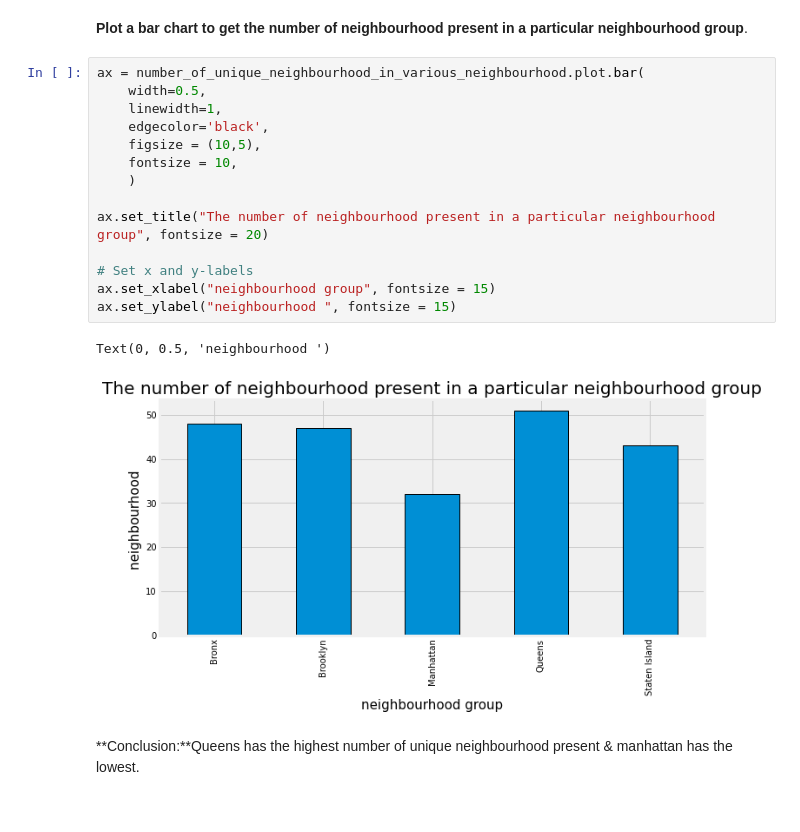
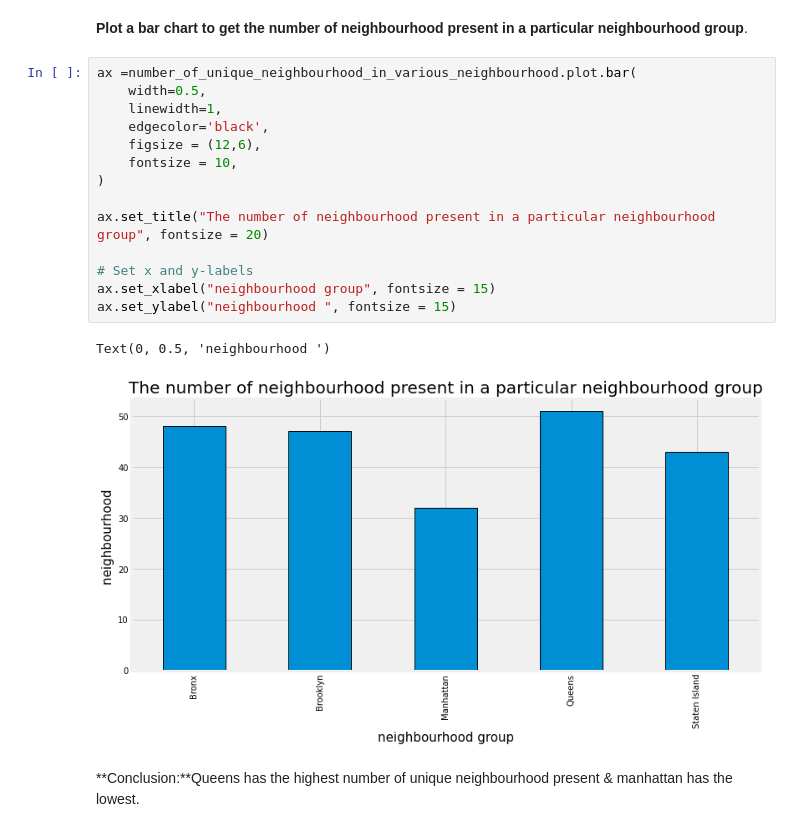
Before and after one commit to Gyanendra079/Airbnb-Bookings-Analysis, a Jupyter notebook: Airbnb_Bookings_Analysis_Capstone_Project.ipynb, the cells around one changed output. Cells and saved outputs as stored; diff of their text form.

```diff
--- a/Airbnb_Bookings_Analysis_Capstone_Project.ipynb
+++ b/Airbnb_Bookings_Analysis_Capstone_Project.ipynb
@@ -228,22 +280,22 @@ Name: neighbourhood, dtype: int64
 # %% [markdown]
 **Plot a bar chart to get the number of neighbourhood present in a particular neighbourhood group**.
 # %%
-ax = number_of_unique_neighbourhood_in_various_neighbourhood.plot.bar(
+ax =number_of_unique_neighbourhood_in_various_neighbourhood.plot.bar(
     width=0.5,
     linewidth=1,
     edgecolor='black',
-    figsize = (10,5),
+    figsize = (12,6),
     fontsize = 10,
-    )
+)
 
 ax.set_title("The number of neighbourhood present in a particular neighbourhood group", fontsize = 20)
 
 # Set x and y-labels
 ax.set_xlabel("neighbourhood group", fontsize = 15)
 ax.set_ylabel("neighbourhood ", fontsize = 15)
 # %% [output]
 Text(0, 0.5, 'neighbourhood ')
-[figure, old version]
+[figure, new version]
 # %% [markdown]
 **Conclusion:**Queens has the highest number of unique neighbourhood present & manhattan has the lowest.
 # %% [markdown]
```
Also changed, not shown: parts of 21 cells of this notebook.
